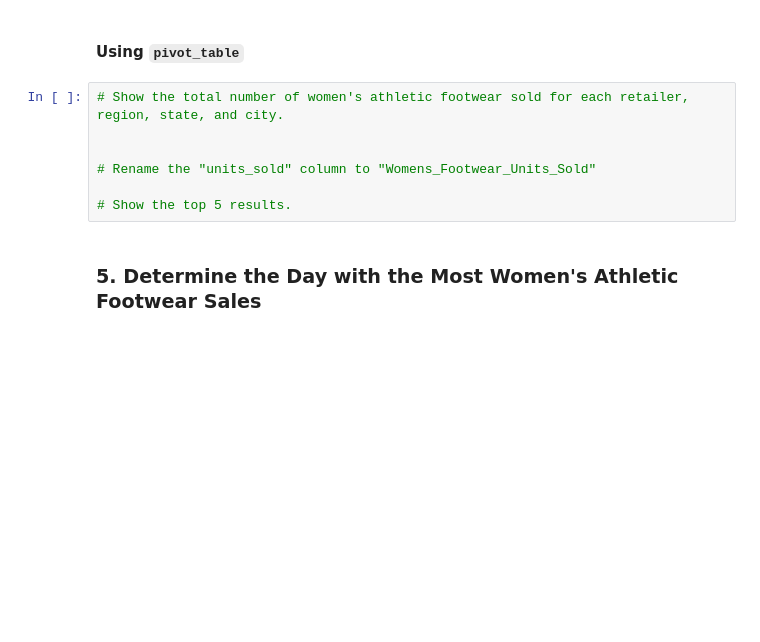
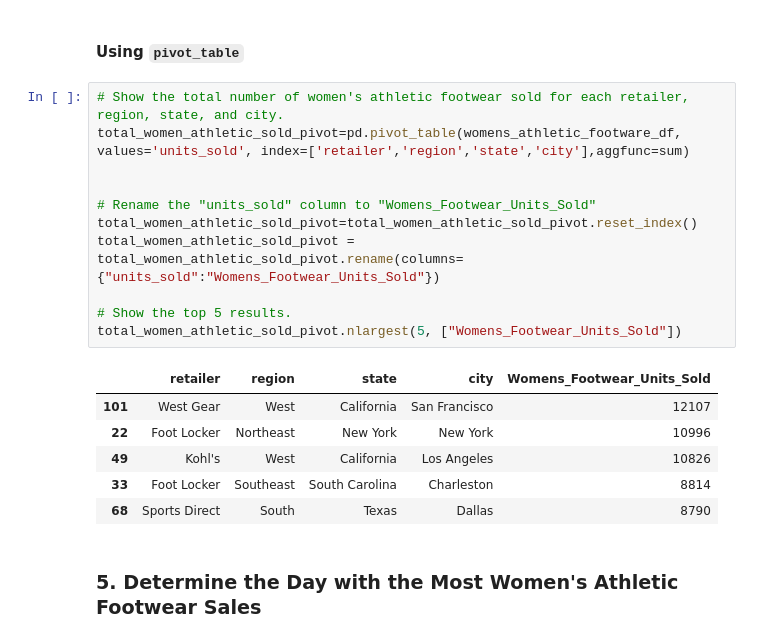
Before and after one commit to dmusili/athletic_sales_analysis, a Jupyter notebook: athletic_sales_analysis_starter_code.ipynb, the cells around one changed output. Drawn from its saved outputs; the diff is of its cells as text; blank space fills up the shorter version.

```diff
--- a/athletic_sales_analysis_starter_code.ipynb
+++ b/athletic_sales_analysis_starter_code.ipynb
@@ -277,11 +270,22 @@ total_women_athletic_sold_group_by.head()
 #### Using `pivot_table`
 # %%
 # Show the total number of women's athletic footwear sold for each retailer, region, state, and city.
+total_women_athletic_sold_pivot=pd.pivot_table(womens_athletic_footware_df, values='units_sold', index=['retailer','region','state','city'],aggfunc=sum)
 
 
 # Rename the "units_sold" column to "Womens_Footwear_Units_Sold"
+total_women_athletic_sold_pivot=total_women_athletic_sold_pivot.reset_index()
+total_women_athletic_sold_pivot = total_women_athletic_sold_pivot.rename(columns={"units_sold":"Womens_Footwear_Units_Sold"})
 
 # Show the top 5 results.
+total_women_athletic_sold_pivot.nlargest(5, ["Womens_Footwear_Units_Sold"])
+# %% [output]
+|  | retailer | region | state | city | Womens_Footwear_Units_Sold |
+| 101 | West Gear | West | California | San Francisco | 12107 |
+| 22 | Foot Locker | Northeast | New York | New York | 10996 |
+| 49 | Kohl's | West | California | Los Angeles | 10826 |
+| 33 | Foot Locker | Southeast | South Carolina | Charleston | 8814 |
+| 68 | Sports Direct | South | Texas | Dallas | 8790 |
 # %% [markdown]
 ### 5. Determine the Day with the Most Women's Athletic Footwear Sales
 # %%
```
Also changed, not shown: parts of 10 cells of this notebook.
